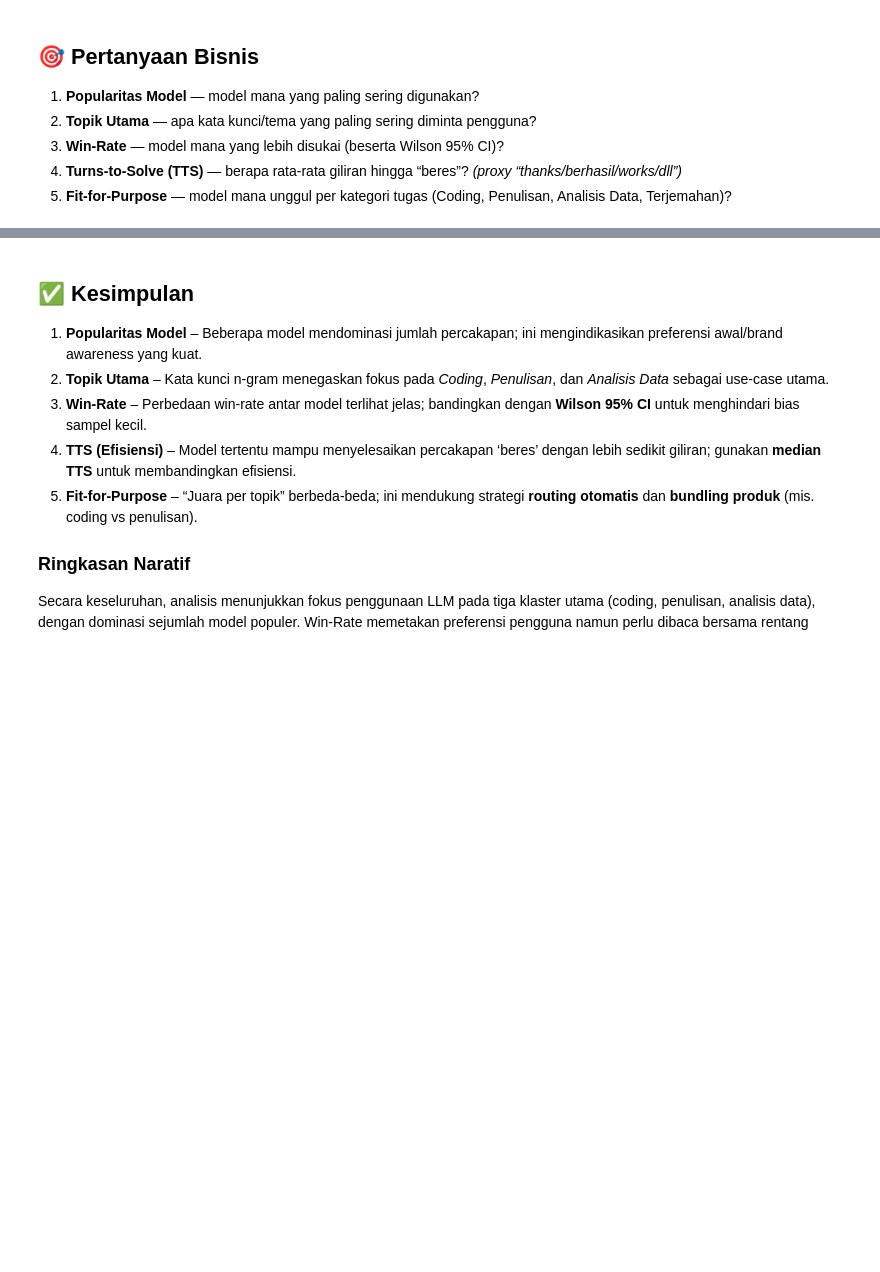
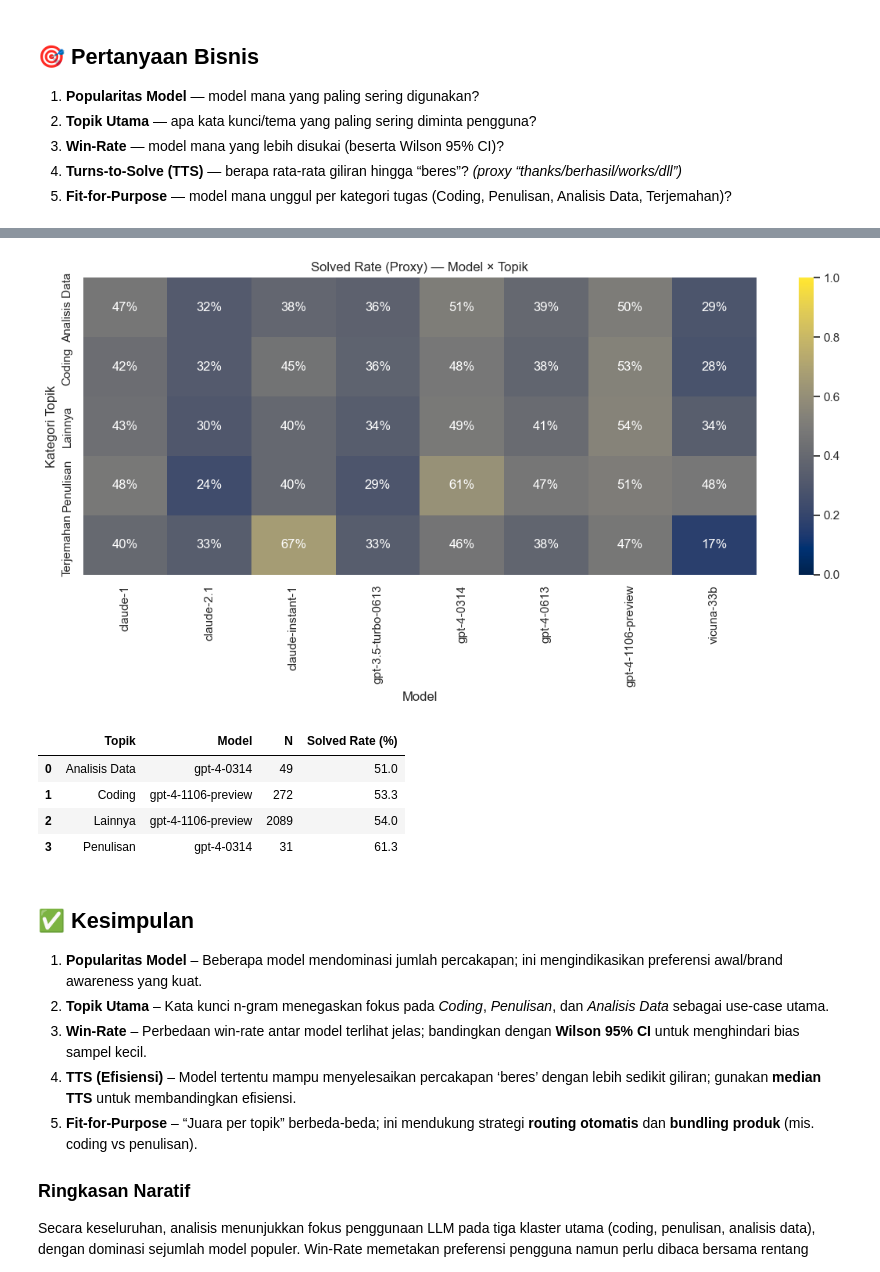
Before and after one commit to dragneel1111/Analisis-Penggunaan-AI, a Jupyter notebook: Proyek_Analisis_Data.ipynb, the cells around one changed output, grey strips where cells are left out. Cells and saved outputs as stored; diff of their text form; code cells hidden in the pictures; blank space fills up the shorter version.

```diff
--- a/Proyek_Analisis_Data.ipynb
+++ b/Proyek_Analisis_Data.ipynb
@@ -335,36 +467,66 @@ else:
 # %%
-# 5) Fit-for-Purpose (Heatmap Model × Topik + Leaders)
-TOP_N_HEAT = 8
+# === No. 5: Fit‑for‑Purpose (Heatmap Model × Topik + Leaders) ===
+import io, warnings, contextlib
+import pandas as pd
+import seaborn as sns
+import matplotlib.pyplot as plt
+
+# Asumsi: df_long sudah tersedia dari sel sebelumnya (punya kolom: model_norm, topic_category, is_solved)
+
+TOP_N_HEAT = 8       # banyak model terpopuler yg ditampilkan di heatmap
+MIN_N_LEADER = 30    # ambang N untuk "juara per topik"
+
+# Hitung perf (N & solved_rate) untuk kombinasi topik × model
 top_models = df_long["model_norm"].value_counts().head(TOP_N_HEAT).index
-
 perf = (
     df_long[df_long["model_norm"].isin(top_models)]
-    .groupby(["topic_category","model_norm"], observed=True)
-    .agg(n=("model_norm","size"), solved_rate=("is_solved","mean"))
+    .groupby(["topic_category", "model_norm"], observed=True)
+    .agg(n=("model_norm", "size"), solved_rate=("is_solved", "mean"))
     .reset_index()
 )
+
+# Pivot ke heatmap (isi 0 untuk NaN agar konsisten skala)
 heat = perf.pivot(index="topic_category", columns="model_norm", values="solved_rate").fillna(0)
 
-if heat.empty:
-    print("Data tidak cukup untuk heatmap.")
-else:
-    ax = sns.heatmap(heat, cmap="cividis", vmin=0, vmax=1, annot=True, fmt=".0%")
-    ax.set_xlabel("Model"); ax.set_ylabel("Kategori Topik")
-    ax.set_title("Solved Rate (Proxy) — Model × Topik")
-    plt.show()
+# Plot heatmap (tanpa warning & tanpa pesan stdout/stderr)
+if not heat.empty:
+    with warnings.catch_warnings():
+        warnings.simplefilter("ignore")
+        buf_out, buf_err = io.StringIO(), io.StringIO()
+        with contextlib.redirect_stdout(buf_out), contextlib.redirect_stderr(buf_err):
+            fig, ax = plt.subplots(figsize=(min(12, 2 + 1.2 * len(heat.columns)), 6))
+            sns.heatmap(heat, cmap="cividis", vmin=0, vmax=1, annot=True, fmt=".0%")
+            ax.set_xlabel("Model"); ax.set_ylabel("Kategori Topik")
+            ax.set_title("Solved Rate (Proxy) — Model × Topik")
+            plt.tight_layout()
+            plt.show()
+            plt.close(fig)
 
-MIN_N = 30
+# Juara per topik (leaders) dengan ambang N — ditampilkan sebagai tabel
 leaders = (
-    perf[perf["n"] >= MIN_N]
-    .sort_values(["topic_category","solved_rate"], ascending=[True, False])
+    perf[perf["n"] >= MIN_N_LEADER]
+    .sort_values(["topic_category", "solved_rate"], ascending=[True, False])
     .groupby("topic_category", observed=True)
-    .head(1).reset_index(drop=True)
+    .head(1)
+    .reset_index(drop=True)
 )
 
-leaders_show = leaders.assign(solved_rate=(leaders["solved_rate"]*100).round(1)) \
-    .rename(columns={"topic_category":"Topik","model_norm":"Model","n":"N","solved_rate":"Solved Rate (%)"}) \
-    [["Topik","Model","N","Solved Rate (%)"]]
-leaders_show
+# Siapkan tabel leaders_show untuk ditampilkan & reuse (mis. artifacts)
+leaders_show = (
+    leaders.assign(**{"Solved Rate (%)": (leaders["solved_rate"] * 100).round(1)})
+           .rename(columns={"topic_category": "Topik", "model_norm": "Model", "n": "N"})
+           [["Topik", "Model", "N", "Solved Rate (%)"]]
+)
+
+# Tampilkan tabel (tanpa print tambahan)
+display(leaders_show)
+# %% [output]
+[figure, added]
+|  | Topik | Model | N | Solved Rate (%) |
+| 0 | Analisis Data | gpt-4-0314 | 49 | 51.0 |
+| 1 | Coding | gpt-4-1106-preview | 272 | 53.3 |
+| 2 | Lainnya | gpt-4-1106-preview | 2089 | 54.0 |
+| 3 | Penulisan | gpt-4-0314 | 31 | 61.3 |
 # %% [markdown]
 ## ✅ Kesimpulan
 
```
Also changed, not shown: parts of 8 cells of this notebook.
